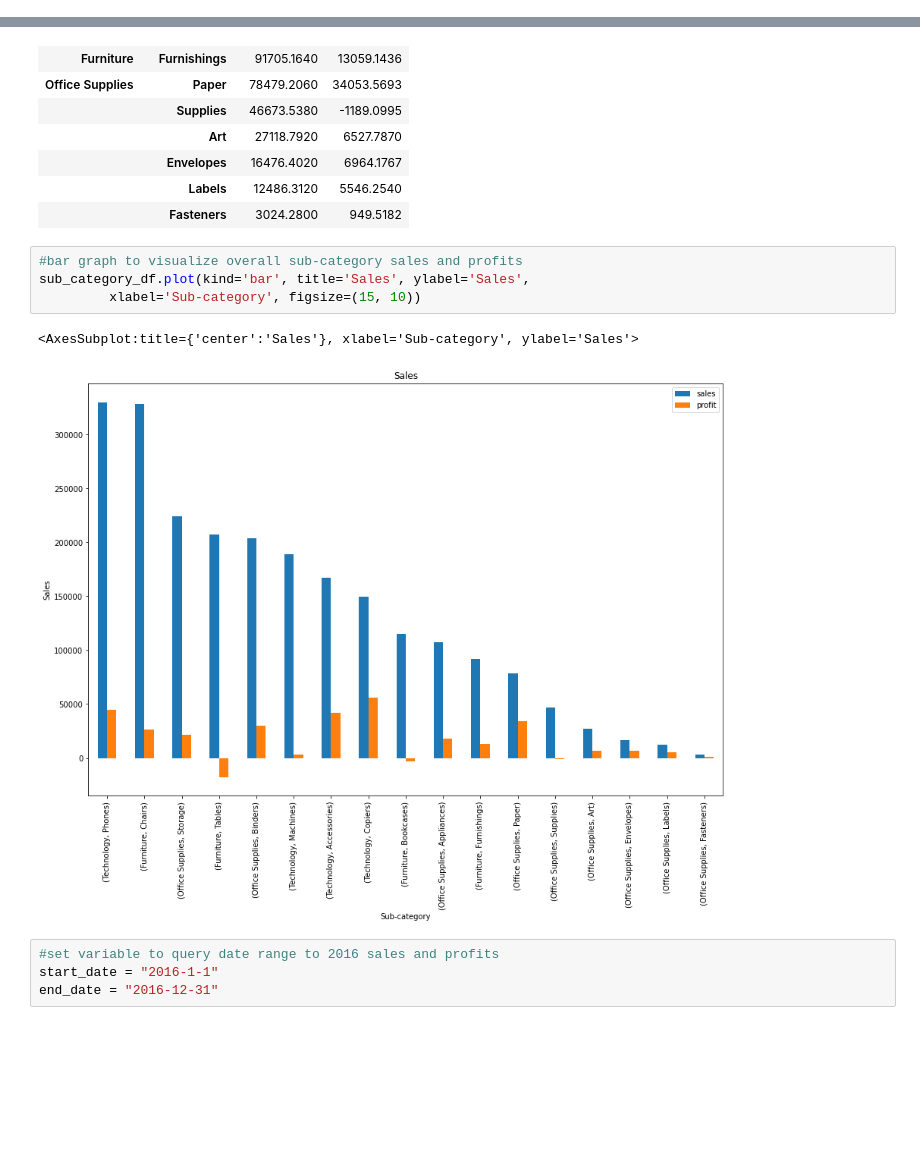
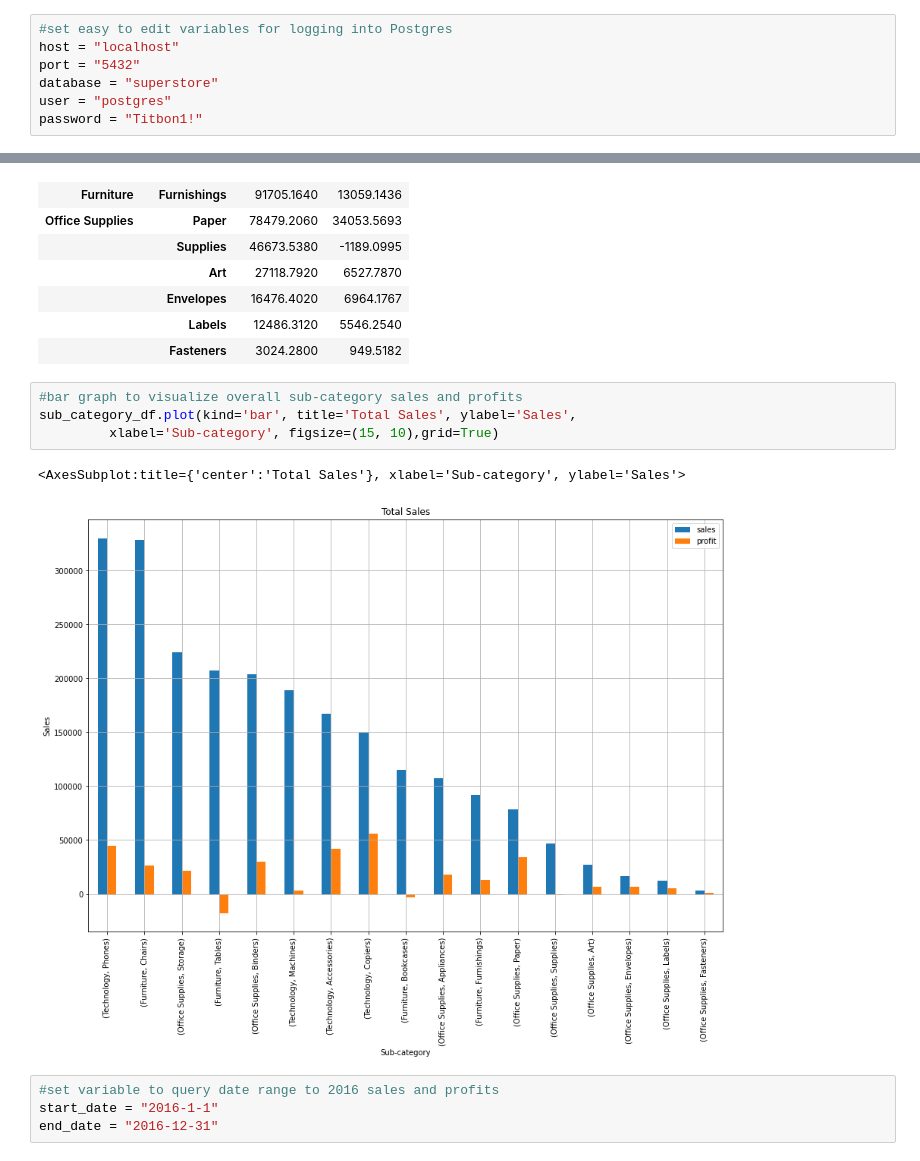
Before and after one commit to haodong191/superstore-project, a Jupyter notebook: superstore analysis with Postgres SQL connection.ipynb, the cells around one changed output, grey strips where cells are left out. Saved outputs shown, nothing was run; the diff lists cells and outputs as text; blank space fills up the shorter version.

```diff
--- a/superstore analysis with Postgres SQL connection.ipynb
+++ b/superstore analysis with Postgres SQL connection.ipynb
@@ -16,3 +9,10 @@ password = "*****"
+# %%
+#set easy to edit variables for logging into Postgres
+host = "localhost"
+port = "5432"
+database = "superstore"
+user = "postgres"
+password = "Titbon1!"
 # %%
 engine = create_engine('postgresql://'+user+':'+password+'@'+host+':'+port+'/'+database+'')
 print(engine)
@@ -122,11 +122,11 @@ sub_category_df
 |  | Fasteners | 3024.2800 | 949.5182 |
 # %%
 #bar graph to visualize overall sub-category sales and profits
-sub_category_df.plot(kind='bar', title='Sales', ylabel='Sales',
-         xlabel='Sub-category', figsize=(15, 10))
+sub_category_df.plot(kind='bar', title='Total Sales', ylabel='Sales',
+         xlabel='Sub-category', figsize=(15, 10),grid=True)
 # %% [output]
-<AxesSubplot:title={'center':'Sales'}, xlabel='Sub-category', ylabel='Sales'>
+<AxesSubplot:title={'center':'Total Sales'}, xlabel='Sub-category', ylabel='Sales'>
-[figure, old version]
+[figure, new version]
 # %%
 #set variable to query date range to 2016 sales and profits
 start_date = "2016-1-1"
```
Also changed, not shown: parts of 12 cells of this notebook, 4 other files.
